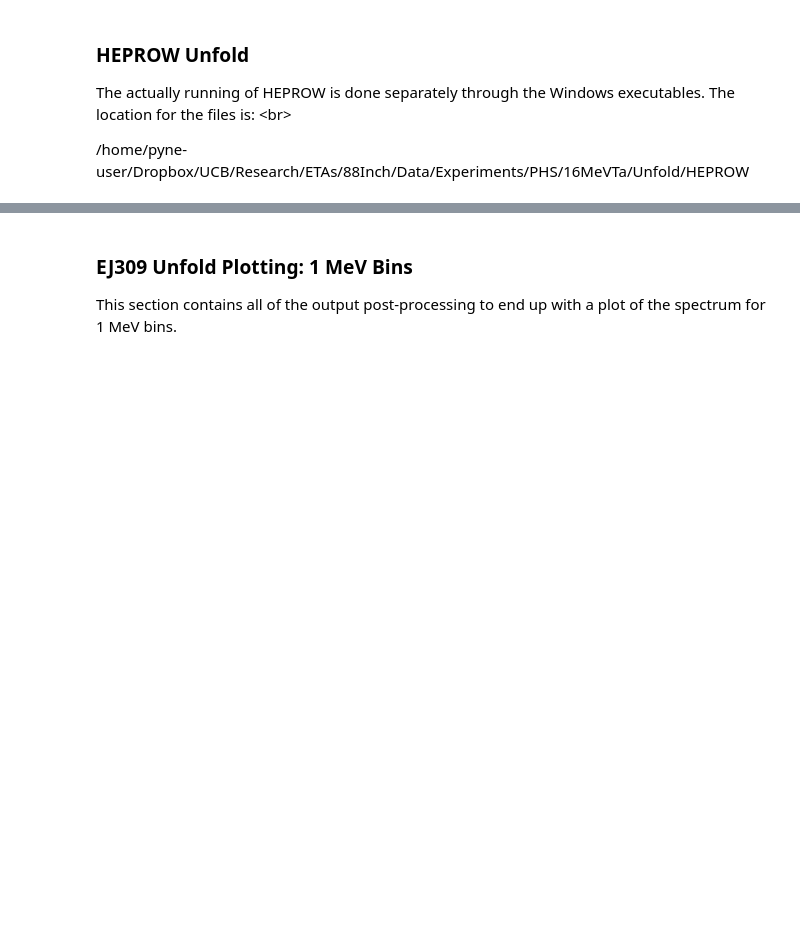
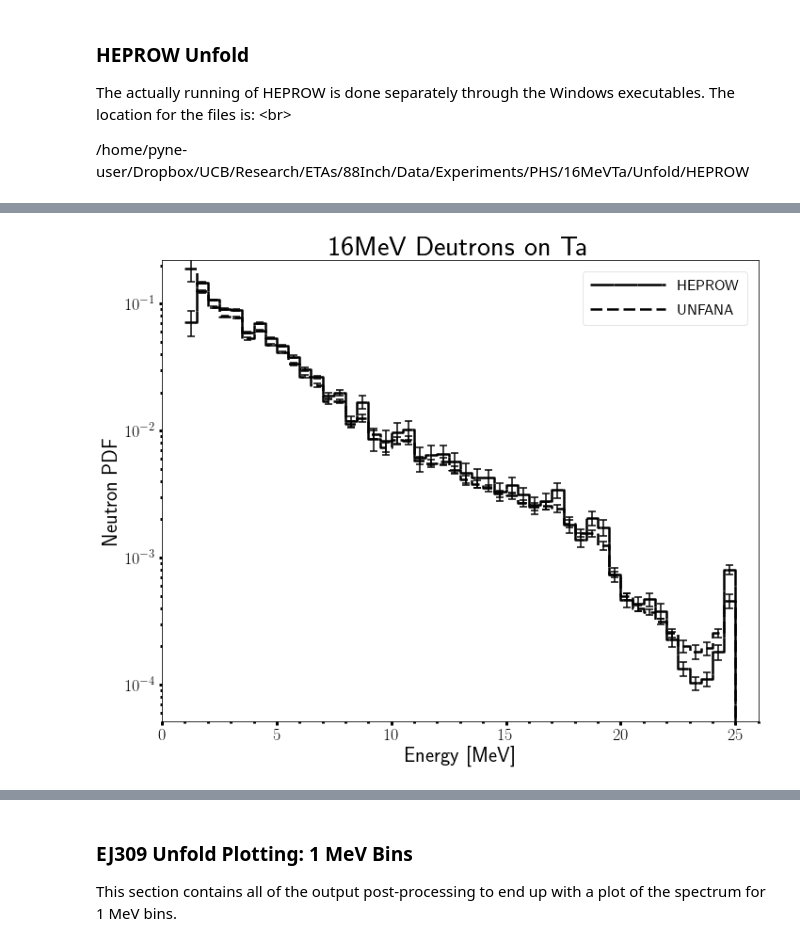
Before and after one commit to 2lambda123/88_Data, a Jupyter notebook: Experiments/PHS/16MeVTa/16MeVTa.ipynb, the cells around one changed output, grey strips where cells are left out. Drawn from its saved outputs; the diff is of its cells as text; code cells hidden in the pictures; blank space fills up the shorter version.

```diff
--- a/Experiments/PHS/16MeVTa/16MeVTa.ipynb
+++ b/Experiments/PHS/16MeVTa/16MeVTa.ipynb
@@ -1100,0 +1136,11 @@ For 1 MeV Mik file:
+# %%
+start = datetime(2017, 2, 24, 19, 22)
+stop = datetime(2017, 2, 24, 20, 27)
+
+norm = FluxNormalization('/home/pyne-user/Dropbox/UCB/Research/ETAs/88Inch/Data/Experiments/PHS/16MeVTa/Data/Bevins_2H16+1_1914_24FEB17',
+                        startTime=start, stopTime=stop)
+norm.currentIntegrator = (1459+1370)*6*10**-7*1E6
+norm.set_solid_angle(640+46.9, 25)
+norm.set_dead_time(nonparalyzable_beam_dead_time, obsCountRate=(15891080+14937810)/norm.runTime,
+                   tauDetector=600E-9, tauBeam=158E-9)
+print str(norm)
@@ -1100,0 +1182,84 @@ For 1 MeV Mik file:
+# %%
+# Import HEPROW and UNFANA data and normalize
+heprowData = readGru(heprowPath+heprowName, delim_whitespace=True, names=['lowE', 'absFlux', 'absSigma'],
+               skiprows=3)
+heprowData['normFlux'] = np.asarray(bin_differentiation(heprowData['lowE'].tolist(),
+                                            heprowData['absFlux'].tolist(), heprowBinBounds)) \
+                                            / norm.currentIntegrator / norm.solidAngle \
+                                            / (1-norm.deadTime)
+heprowData['normSigma'] = np.asarray(bin_differentiation(heprowData['lowE'].tolist(),
+                                            heprowData['absSigma'].tolist(), heprowBinBounds)) \
+                                            / norm.currentIntegrator / norm.solidAngle \
+                                            / (1-norm.deadTime)
+#heprowData = heprowData[heprowData.absFlux != 0]
+
+unfData = readGru(heprowPath+unfanaName, delim_whitespace=True, names=['lowE', 'absFlux', 'absSigma'],
+               skiprows=3)
+unfData['normFlux'] = np.asarray(bin_differentiation(unfData['lowE'].tolist(),
+                                            unfData['absFlux'].tolist(), heprowBinBounds)) \
+                                            / norm.currentIntegrator / norm.solidAngle \
+                                            / (1-norm.deadTime)
+unfData['normSigma'] = np.asarray(bin_differentiation(unfData['lowE'].tolist(),
+                                            unfData['absSigma'].tolist(), heprowBinBounds)) \
+                                            / norm.currentIntegrator / norm.solidAngle \
+                                            / (1-norm.deadTime)
+
+# Calculate covariance based uncertainty
+heprowData['absCovSigma'] = readMTX(heprowPath+mtxName).tolist()
+unfData['absCovSigma'] = readMTX(heprowPath+mtxName).tolist()
+
+# Calculate the pdf and its uncertainty
+heprowData['pdfFlux'] = normAUBC(heprowData['absFlux'])
+heprowData['pdfSigma'] = heprowData['absSigma']/heprowData['absFlux']*heprowData['pdfFlux']
+heprowData['pdfCovSigma'] = heprowData['absCovSigma']/heprowData['absFlux']*heprowData['pdfFlux']
+
+unfData['pdfFlux'] = normAUBC(unfData['absFlux'])
+unfData['pdfSigma'] = unfData['absSigma']/unfData['absFlux']*unfData['pdfFlux']
+unfData['pdfCovSigma'] = unfData['absCovSigma']/unfData['absFlux']*unfData['pdfFlux']
+
+# Build pdf histogram object
+heprowHisto = Histogram()
+heprowHisto.build_histo(heprowData['lowE'].tolist(), heprowData['pdfFlux'].tolist(),
+                       uncert=heprowData['pdfSigma'].tolist(), edgeLoc=heprowBinBounds,
+                       name='HEPROW')
+unfHisto = Histogram()
+unfHisto.build_histo(unfData['lowE'].tolist(), unfData['pdfFlux'].tolist(),
+                       uncert=unfData['pdfSigma'].tolist(), edgeLoc=heprowBinBounds,
+                       name='UNFANA')
+heprowHisto.plot(unfHisto, logY=True, title='16MeV Deutrons on Ta', xLabel='Energy [MeV]',
+                 yLabel='Neutron PDF')
+
+# Build norm histogram object
+heprowNormHisto = Histogram()
+heprowNormHisto.build_histo(heprowData['lowE'].tolist(), heprowData['normFlux'].tolist(),
+                       uncert=heprowData['normSigma'].tolist(), edgeLoc=heprowBinBounds,
+                       name='HEPROW')
+
+# Build error histogram objects
+heprowErrorHisto = Histogram()
+heprowErrorHisto.build_histo(heprowData['lowE'].tolist(),
+                               heprowData['pdfSigma']/heprowData['pdfFlux'].tolist(),
+                               edgeLoc=heprowBinBounds, name='HEPROW Errors')
+heprowCovErrorHisto = Histogram()
+heprowCovErrorHisto.build_histo(heprowData['lowE'].tolist(),
+                               heprowData['pdfCovSigma']/heprowData['pdfFlux'].tolist(),
+                               edgeLoc=heprowBinBounds, name='HEPROW Covariance Errors')
+#print heprowData['pdfSigma']/heprowData['pdfCovSigma']
+
+# Import PHS data and plot
+faltwPHSData = readFlu(heprowPath+faltwPHSName, delim_whitespace=True, names=['lowE', 'absPHS', 'absSigma'],
+               skiprows=3)
+measPHSData = readFlu(heprowPath+measPHSName, delim_whitespace=True, names=['lowE', 'absPHS', 'absSigma'],
+               skiprows=3)
+faltwPHSHisto = Histogram()
+faltwPHSHisto.build_histo(faltwPHSData['lowE'].tolist(), faltwPHSData['absPHS'].tolist(),
+                       uncert=faltwPHSData['absSigma'].tolist(), edgeLoc=heprowBinBounds,
+                       name='FALTW')
+measPHSHisto = Histogram()
+measPHSHisto.build_histo(measPHSData['lowE'].tolist(), measPHSData['absPHS'].tolist(),
+                       uncert=measPHSData['absSigma'].tolist(), edgeLoc=heprowBinBounds,
+                       name='Measured')
+faltwPHSHisto.plot(measPHSHisto, logY=True, title='16MeV Deutrons on Ta', xLabel='Light Yield [MeVee]',
+                 yLabel='Counts')
+# %% [output]
+[figure, added]
```
Also changed, not shown: parts of 19 cells of this notebook, 23 other files.
